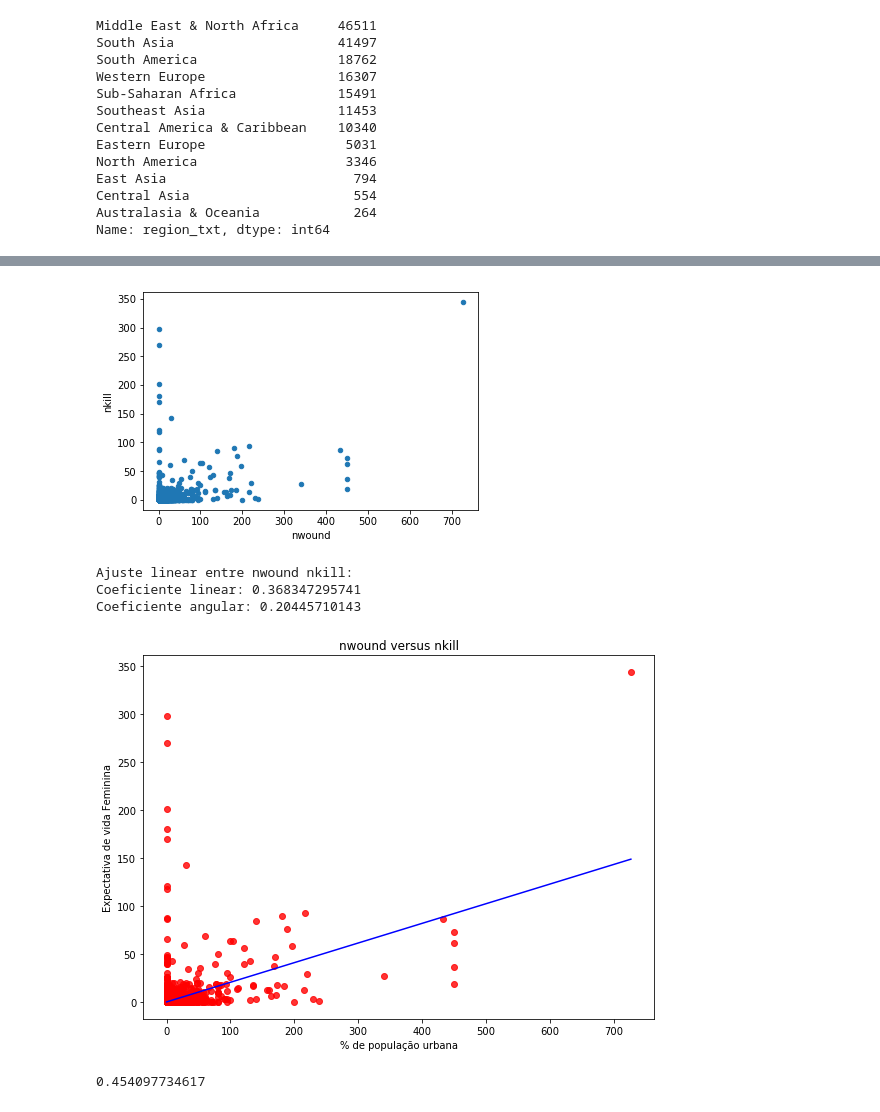
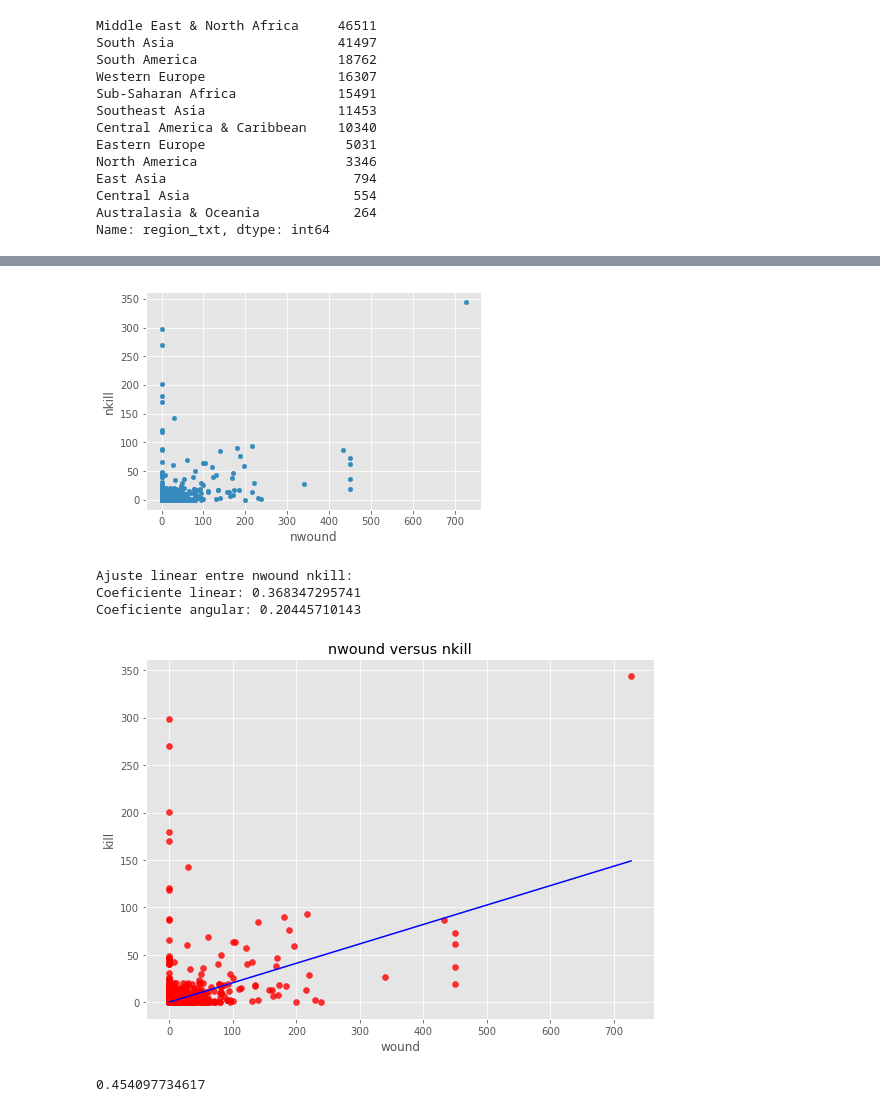
Before and after one commit to gpizzigh/CD-Projeto-3, a Jupyter notebook: Osamento Bindados.ipynb, the cells around one changed output, grey strips where cells are left out. Drawn from its saved outputs; the diff is of its cells as text; code cells hidden in the pictures.

```diff
--- a/Osamento Bindados.ipynb
+++ b/Osamento Bindados.ipynb
@@ -6,3 +6,6 @@ import matplotlib.pyplot as plt
 from mpl_toolkits.basemap import Basemap
 from sklearn.datasets.species_distributions import construct_grids
 from sklearn.datasets import fetch_species_distributions
+from sklearn.cluster import KMeans
+from matplotlib import style
+style.use("ggplot")
@@ -77,34 +78,34 @@ dt.head()
 dt.plot.scatter('nwound','nkill')
 plt.show()
 # %% [output]
-[figure, old version]
+[figure, new version]
 # %%
 
 a = dt.nwound.cov(dt.nkill) / dt.nwound.var()
 b = dt.nkill.mean() - a*dt.nwound.mean()
 
 print('Ajuste linear entre nwound nkill:')
 print('Coeficiente linear:', b)
 print('Coeficiente angular:', a)
 
 fig = plt.figure(figsize=(8, 6))
 plt.scatter(dt.nwound, dt.nkill, c='red', alpha=0.8)
 plt.title('nwound versus nkill')
-plt.xlabel('% de população urbana')
-plt.ylabel('Expectativa de vida Feminina')
+plt.xlabel('wound')
+plt.ylabel('kill')
 
 plt.plot((dt.nwound.min(), dt.nwound.max()), (a*dt.nwound.min()+b, a*dt.nwound.max()+b), color='blue')
 #axes = plt.gca()
 #axes.set_xlim([0,200])
 #axes.set_ylim([0,200])
 plt.tight_layout()
 plt.show()
 print(dt.nwound.corr(dt.nkill))
 # %% [output]
 Ajuste linear entre nwound nkill:
 Coeficiente linear: 0.368347295741
 Coeficiente angular: 0.20445710143
-[figure, old version]
+[figure, new version]
 0.454097734617
 # %%
 m = Basemap(projection="cyl",
```
Also changed, not shown: parts of 8 cells of this notebook, 1 other file.
